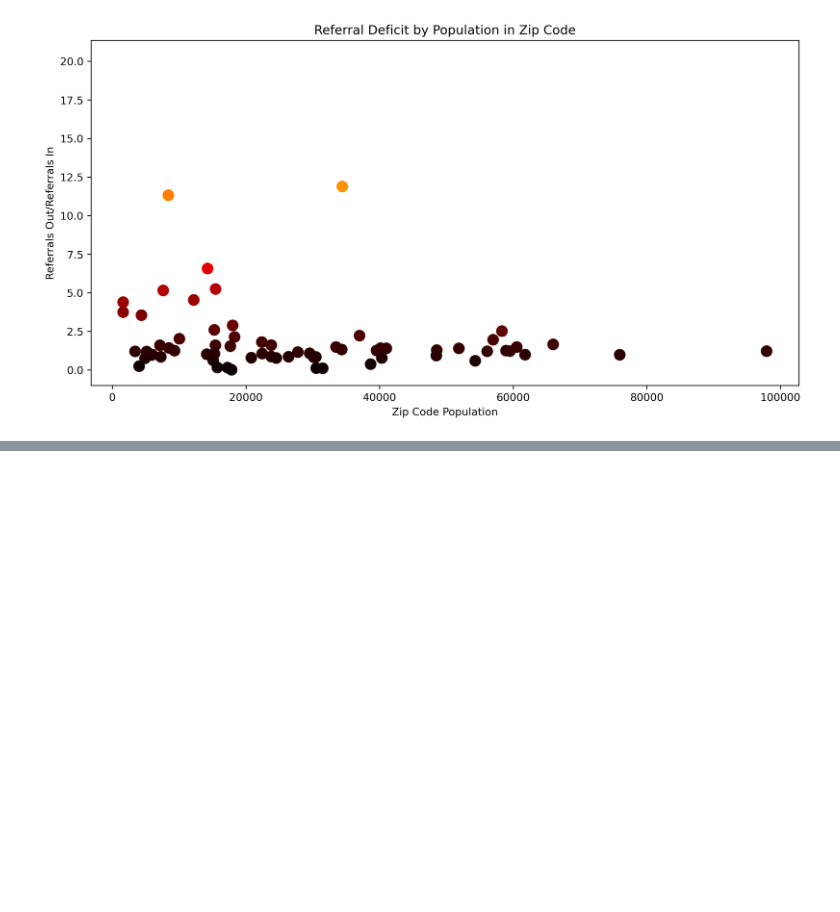
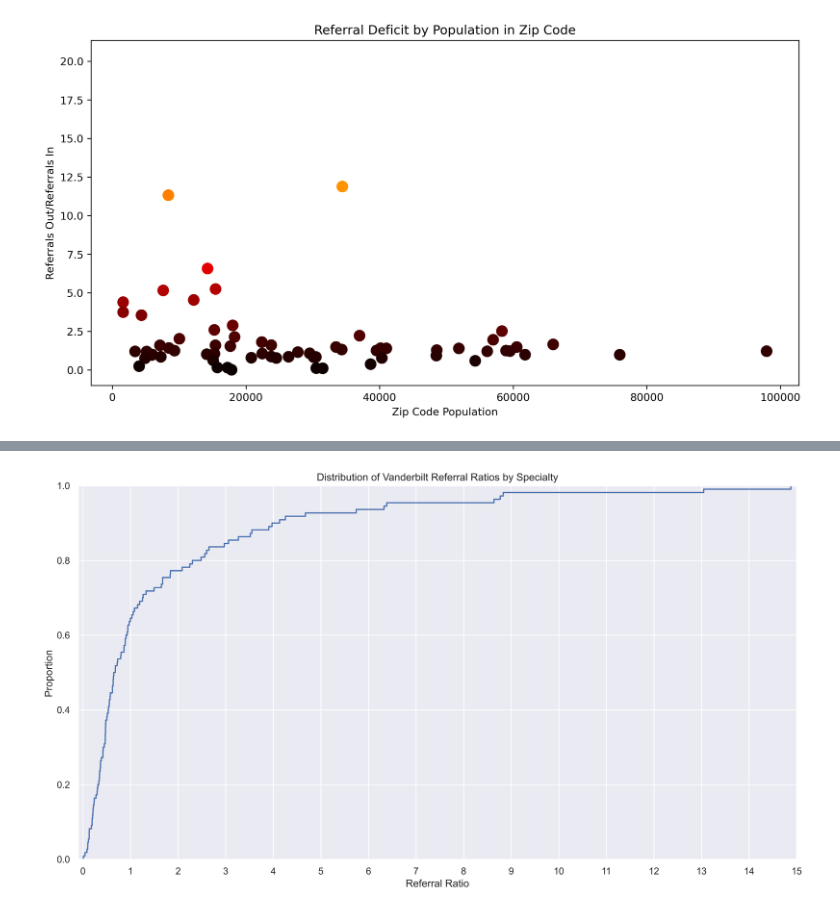
Before and after one commit to nss-data-science-cohort-5/hop_team-the_cheesy_nachos, a Jupyter notebook: initial_data_exploration.ipynb, the cells around one changed output, grey strips where cells are left out. Drawn from its saved outputs; the diff is of its cells as text; code cells hidden in the pictures; blank space fills up the shorter version.

```diff
--- a/initial_data_exploration.ipynb
+++ b/initial_data_exploration.ipynb
@@ -229,0 +367,12 @@ plt.show();
+# %%
+# Change color, set vline at 1 and corresponding hline at y-value at x = 1.
+sns.set(rc = {'figure.figsize':(15,8), 'figure.dpi':500})
+sns.ecdfplot(specialty_freq['vandy_non_vandy_referral_ratio'])
+plt.title('Distribution of Vanderbilt Referral Ratios by Specialty')
+plt.xlabel('Referral Ratio')
+plt.xticks(np.arange(0,16,1))
+plt.xlim(-0.1,15)
+plt.ylim(0,1)
+plt.show()
+# %% [output]
+[figure, added]
```
Also changed, not shown: parts of 9 cells of this notebook, 1 other file.
